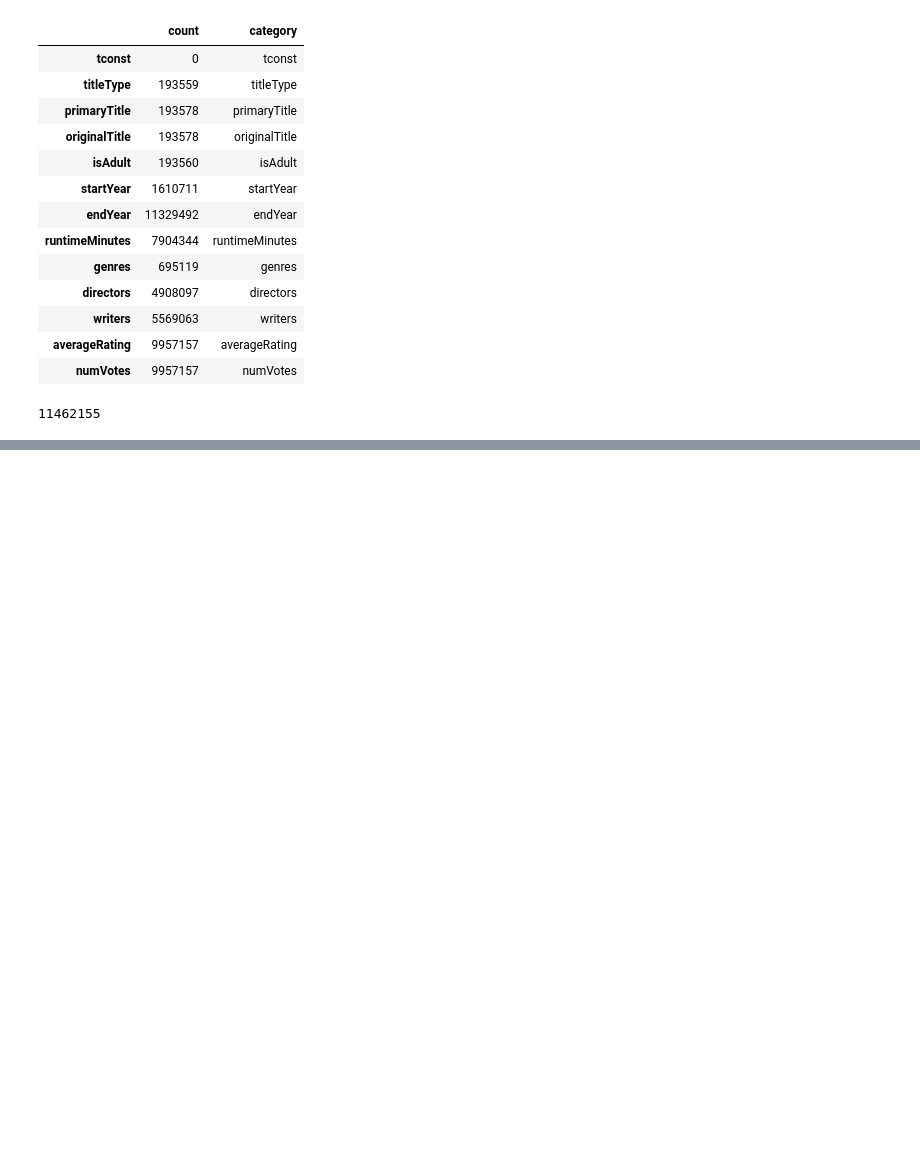
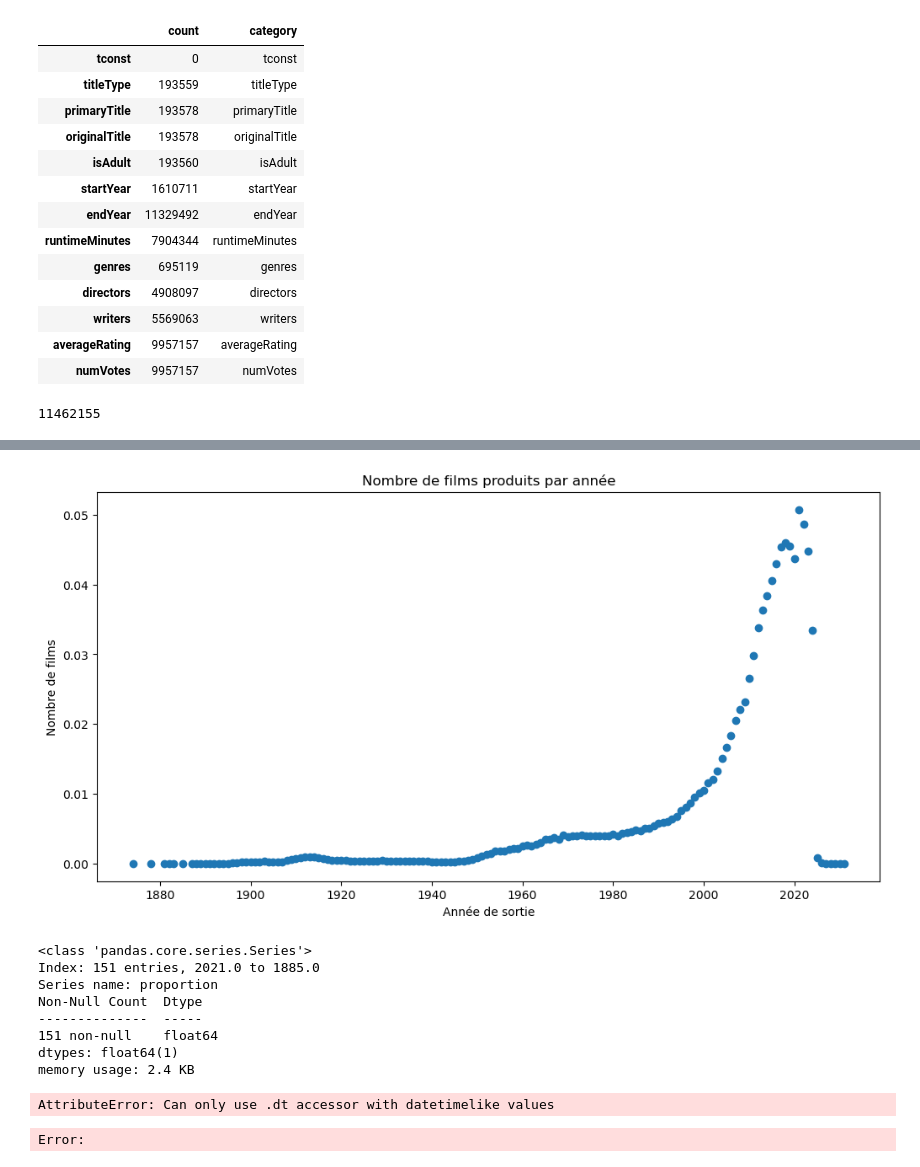
Before and after one commit to Philippe709/Projet2_Groupe2, a Jupyter notebook: main_project/film_merge1.ipynb, the cells around one changed output, grey strips where cells are left out. Drawn from its saved outputs; the diff is of its cells as text; code cells hidden in the pictures; blank space fills up the shorter version.

```diff
--- a/main_project/film_merge1.ipynb
+++ b/main_project/film_merge1.ipynb
@@ -96,0 +157,29 @@ df_film_f['tconst'].nunique()
+# %%
+films_par_an = df_film_f['startYear'].value_counts('tconst')
+plt.figure(figsize=(12, 6))
+plt.scatter(x=films_par_an.index, y= films_par_an)
+plt.xlabel('Année de sortie')
+plt.ylabel('Nombre de films')
+plt.title('Nombre de films produits par année')
+plt.show()
+films_par_an.info()
+# %% [output]
+[figure, added]
+<class 'pandas.core.series.Series'>
+Index: 151 entries, 2021.0 to 1885.0
+Series name: proportion
+Non-Null Count  Dtype
+--------------  -----
+151 non-null    float64
+dtypes: float64(1)
+memory usage: 2.4 KB
+# %%
+films_par_an = df_film_f.sample(n= 10000)
+films_par_an['year'] = df_film_f['startYear'].dt.year
+
+nb = films_par_an.groupby('year').sum()
+
+nb
+# %% [output]
+AttributeError: Can only use .dt accessor with datetimelike values
+Error:
```
Also changed, not shown: parts of 9 cells of this notebook.
